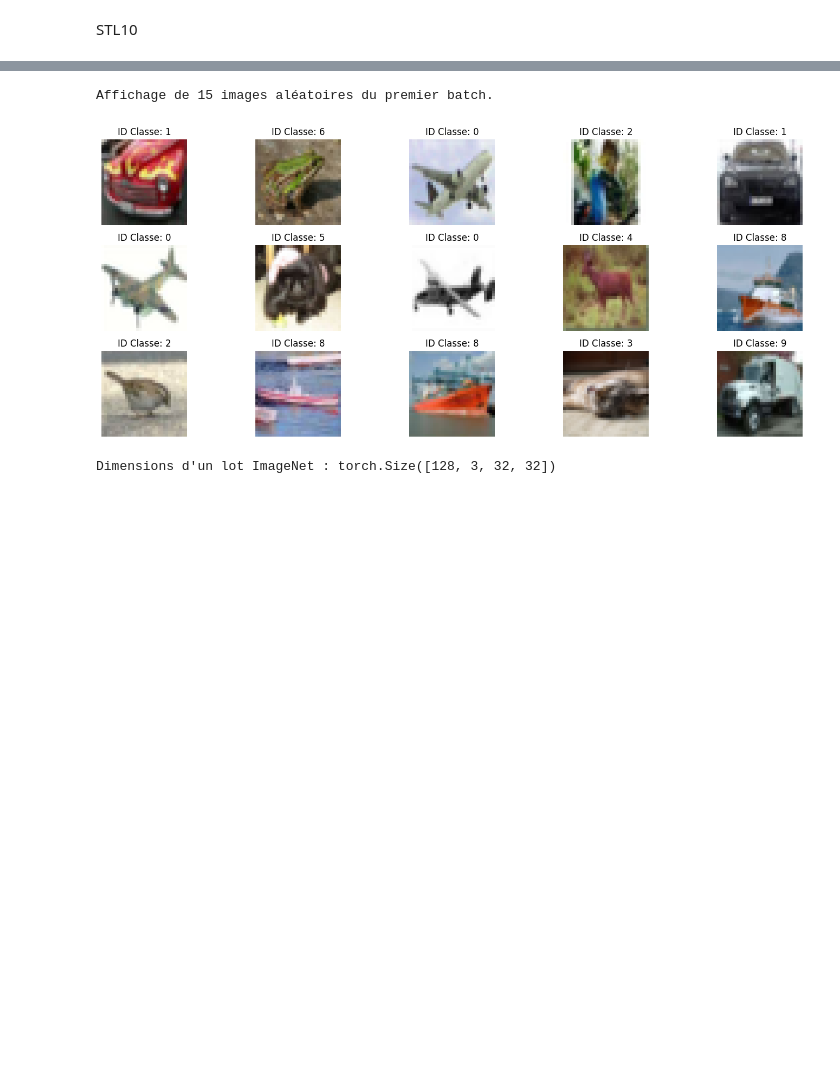
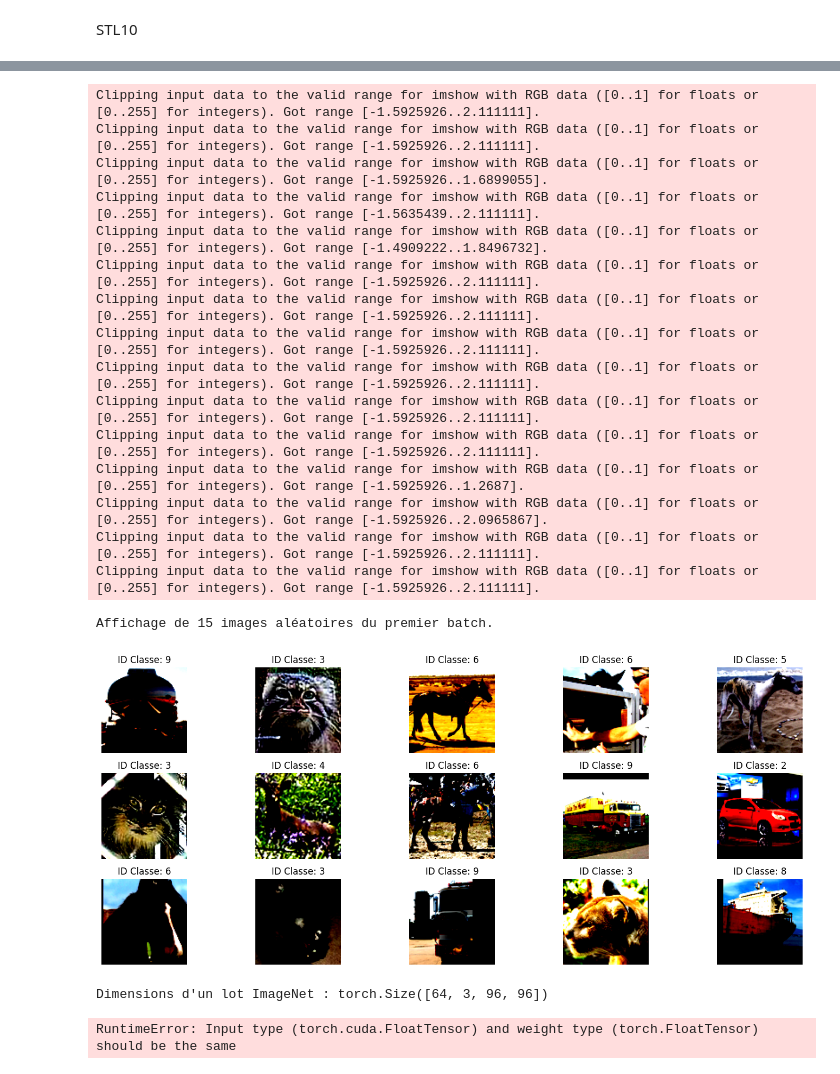
Before and after one commit to oridoll/Mini_projets, a Jupyter notebook: vit_vs_cnn.ipynb, the cells around one changed output, grey strips where cells are left out. Cells and saved outputs as stored; diff of their text form; code cells hidden in the pictures; blank space fills up the shorter version.

Commit message:
Test de ViT, pas encore fonctionel

```diff
--- a/vit_vs_cnn.ipynb
+++ b/vit_vs_cnn.ipynb
@@ -134,7 +135,7 @@ import torch
 # train_loader = ... (votre DataLoader pour ImageNet-100)
 
 # Récupérer un seul lot du DataLoader
-dataiter = iter(train_loader)
+dataiter = iter(train_loader_stl10)
 images, labels = next(dataiter)
 
 # Choisir combien d'images afficher (par exemple, 15)
@@ -143,33 +144,48 @@ num_to_display = 15
 # Créer la grille d'affichage (par exemple, 3 lignes et 5 colonnes)
 fig, axes = plt.subplots(3, 5, figsize=(15, 6))
 axes = axes.flatten() # Aplatir la grille d'axes pour un parcours facile
 
 # Note : Pour un dataset comme ImageNet-100, vous devez définir votre propre liste de classes
 # ou utiliser un dictionnaire pour mapper les IDs (0 à 99) aux noms réels si vous les avez.
 # Pour la démo, nous afficherons les IDs numériques.
 classes_ids = list(range(100)) # Simple liste des IDs 0 à 99
 
 print(f"Affichage de {num_to_display} images aléatoires du premier batch.")
 
 for i in range(num_to_display):
     # Convertir le Tensor (C, H, W) en NumPy (H, W, C)
     image_np = images[i].numpy().transpose((1, 2, 0))
 
     ax = axes[i]
     # L'affichage d'ImageNet nécessite généralement une dénormalisation si vous avez appliqué une normalisation
     # Pour l'instant, si vous utilisez seulement ToTensor(), l'affichage est direct.
     ax.imshow(image_np)
 
     # Afficher l'ID de la classe
     ax.set_title(f"ID Classe: {labels[i].item()}")
     ax.axis('off')
 
 plt.tight_layout()
 plt.show()
 
 # Vérification des dimensions des données ImageNet
 print(f"\nDimensions d'un lot ImageNet : {images.shape}")
 # %% [output]
-Affichage de 15 images aléatoires du premier batch.
+Clipping input data to the valid range for imshow with RGB data ([0..1] for floats or [0..255] for integers). Got range [-1.5925926..2.111111].
+Clipping input data to the valid range for imshow with RGB data ([0..1] for floats or [0..255] for integers). Got range [-1.5925926..2.111111].
+Clipping input data to the valid range for imshow with RGB data ([0..1] for floats or [0..255] for integers). Got range [-1.5925926..1.6899055].
+Clipping input data to the valid range for imshow with RGB data ([0..1] for floats or [0..255] for integers). Got range [-1.5635439..2.111111].
+Clipping input data to the valid range for imshow with RGB data ([0..1] for floats or [0..255] for integers). Got range [-1.4909222..1.8496732].
+Clipping input data to the valid range for imshow with RGB data ([0..1] for floats or [0..255] for integers). Got range [-1.5925926..2.111111].
+Clipping input data to the valid range for imshow with RGB data ([0..1] for floats or [0..255] for integers). Got range [-1.5925926..2.111111].
+Clipping input data to the valid range for imshow with RGB data ([0..1] for floats or [0..255] for integers). Got range [-1.5925926..2.111111].
+Clipping input data to the valid range for imshow with RGB data ([0..1] for floats or [0..255] for integers). Got range [-1.5925926..2.111111].
+Clipping input data to the valid range for imshow with RGB data ([0..1] for floats or [0..255] for integers). Got range [-1.5925926..2.111111].
+Clipping input data to the valid range for imshow with RGB data ([0..1] for floats or [0..255] for integers). Got range [-1.5925926..2.111111].
+Clipping input data to the valid range for imshow with RGB data ([0..1] for floats or [0..255] for integers). Got range [-1.5925926..1.2687].
+Clipping input data to the valid range for imshow with RGB data ([0..1] for floats or [0..255] for integers). Got range [-1.5925926..2.0965867].
+Clipping input data to the valid range for imshow with RGB data ([0..1] for floats or [0..255] for integers). Got range [-1.5925926..2.111111].
+Clipping input data to the valid range for imshow with RGB data ([0..1] for floats or [0..255] for integers). Got range [-1.5925926..2.111111].
+Affichage de 15 images aléatoires du premier batch.
-[figure, old version]
+[figure, new version]
-Dimensions d'un lot ImageNet : torch.Size([128, 3, 32, 32])
+Dimensions d'un lot ImageNet : torch.Size([64, 3, 96, 96])
@@ -175,0 +304,4 @@ Dimensions d'un lot ImageNet : torch.Size([128, 3, 32, 32])
+# %%
+training_loop(train_loader=train_loader_cifar10, test_loader= test_loader_cifar10)
+# %% [output]
+RuntimeError: Input type (torch.cuda.FloatTensor) and weight type (torch.FloatTensor) should be the same
```
Also changed, not shown: parts of 4 cells of this notebook.
